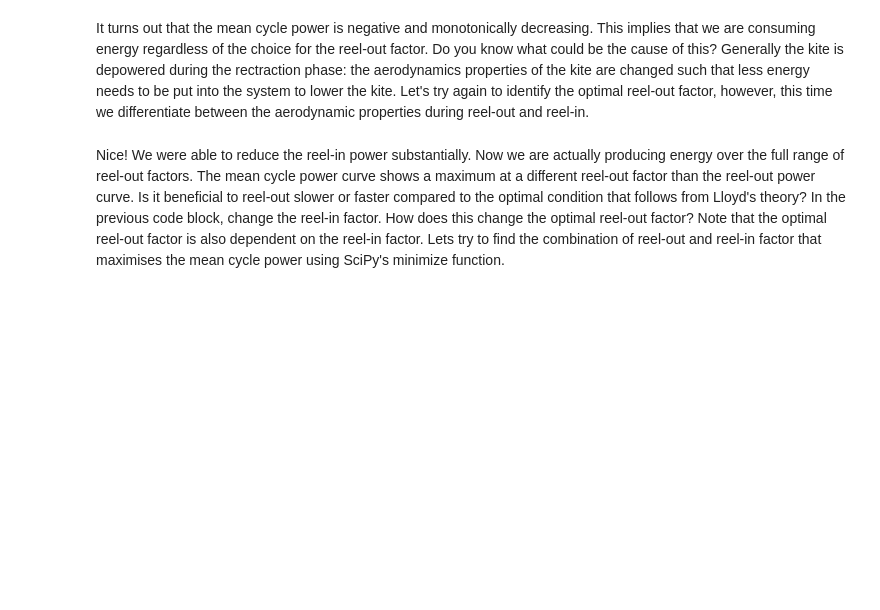
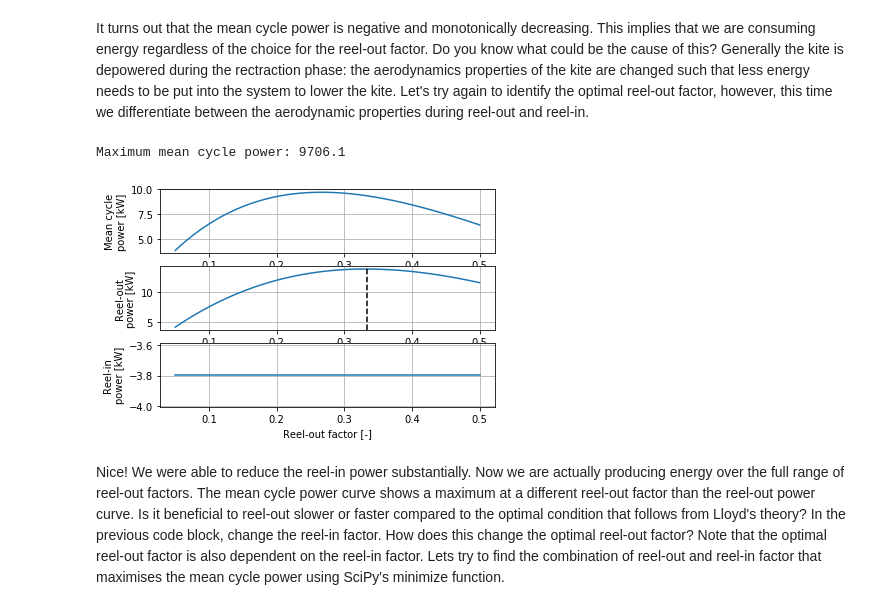
Before and after one commit to awecourse/workshop, a Jupyter notebook: awe_workshop_2019.ipynb, the cells around one changed output. Saved outputs shown, nothing was run; the diff lists cells and outputs as text; code cells hidden in the pictures; blank space fills up the shorter version.

```diff
--- a/awe_workshop_2019.ipynb
+++ b/awe_workshop_2019.ipynb
@@ -146,6 +150,9 @@ from copy import copy
 # for the two phases seperately.
 sys_props_out = copy(sys_props)
 sys_props_in = copy(sys_props)
+kite_mass = 30
+sys_props_out.kite_mass = kite_mass
+sys_props_in.kite_mass = kite_mass
 
 # Lower the lift coefficient for the reel-in phase.
 c_l = 0.2
@@ -177,33 +184,37 @@ def calc_mean_cycle_power(rf_out, rf_in):
 # Set the range of reeling factors for which we will determine the steady states.
 n_reeling_factors = 100
 reel_out_factors = np.linspace(0.05, 0.5, n_reeling_factors)
 reel_in_factor = -1
 
 # Create arrays to which we will save our results.
 mean_cycle_power = np.zeros(n_reeling_factors)
 power_out = np.zeros(n_reeling_factors)
 power_in = np.zeros(n_reeling_factors)
 
 # Iterate over the reel-out factors and calculate corresponding mean cycle power.
 for i, rf_out in enumerate(reel_out_factors):
     mcp, p_out, p_in = calc_mean_cycle_power(rf_out, reel_in_factor)
     mean_cycle_power[i] = mcp
     power_out[i] = p_out
     power_in[i] = p_in
+print("Maximum mean cycle power: {:.1f}".format(np.amax(mean_cycle_power)))
 
 # Plot the results.
 fig, ax = plt.subplots(3, 1)
 ax[0].plot(reel_out_factors, mean_cycle_power*1e-3)
 ax[0].set_ylabel('Mean cycle\npower [kW]')
 ax[1].plot(reel_out_factors, power_out*1e-3)
 ax[1].set_ylabel('Reel-out\npower [kW]')
 ax[2].plot(reel_out_factors, power_in*1e-3)
 ax[2].set_ylabel('Reel-in\npower [kW]')
 
 ax[1].axvline(1/3., linestyle='--', color='k')
 ax[-1].set_xlabel('Reel-out factor [-]')
 for a in ax:
     a.grid()
+# %% [output]
+Maximum mean cycle power: 9706.1
+[figure, added]
 # %% [markdown]
 Nice! We were able to reduce the reel-in power substantially. Now we are actually producing energy over the full range of reel-out factors. The mean cycle power curve shows a maximum at a different reel-out factor than the reel-out power curve. Is it beneficial to reel-out slower or faster compared to the optimal condition that follows from Lloyd's theory? In the previous code block, change the reel-in factor. How does this change the optimal reel-out factor? Note that the optimal reel-out factor is also dependent on the reel-in factor. Lets try to find the combination of reel-out and reel-in factor that maximises the mean cycle power using SciPy's minimize function.
 # %%
```
Also changed, not shown: parts of 2 cells of this notebook.
